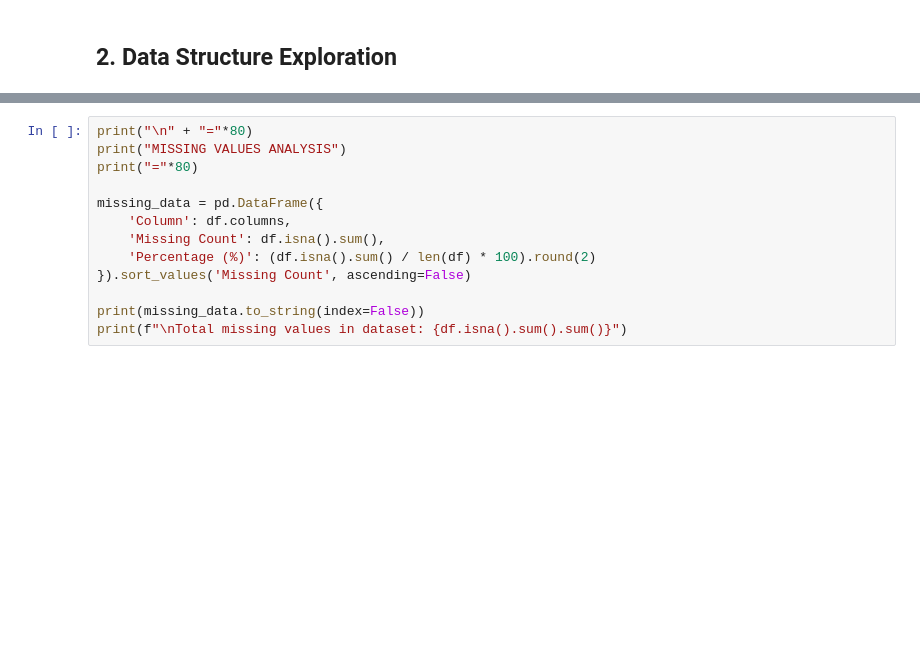
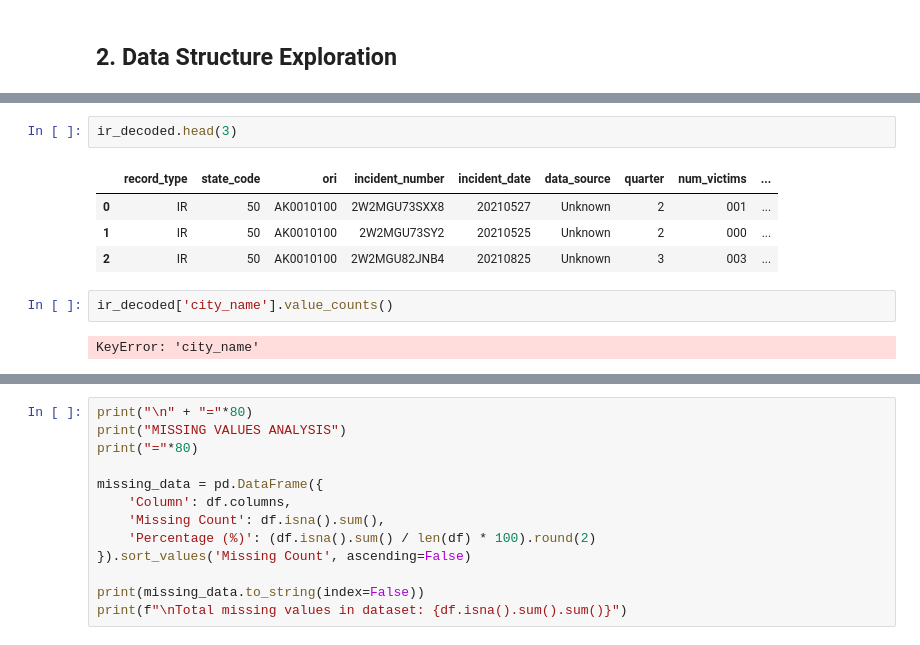
Before and after one commit to yamik1ra/DPnV_Group5_DSEB, a Jupyter notebook: notebooks/raw_data_diagnosis.ipynb, the cells around one changed output, grey strips where cells are left out. Saved outputs shown, nothing was run; the diff lists cells and outputs as text; blank space fills up the shorter version.

```diff
--- a/phase1_eda.ipynb
+++ b/notebooks/raw_data_diagnosis.ipynb
@@ -44,3 +123,14 @@ Data loaded successfully!
+# %%
+ir_decoded.head(3)
+# %% [output]
+|  | record_type | state_code | ori | incident_number | incident_date | data_source | quarter | num_victims | ... |
+| 0 | IR | 50 | AK0010100 | 2W2MGU73SXX8 | 20210527 | Unknown | 2 | 001 | ... |
+| 1 | IR | 50 | AK0010100 | 2W2MGU73SY2 | 20210525 | Unknown | 2 | 000 | ... |
+| 2 | IR | 50 | AK0010100 | 2W2MGU82JNB4 | 20210825 | Unknown | 3 | 003 | ... |
+# %%
+ir_decoded['city_name'].value_counts()
+# %% [output]
+KeyError: 'city_name'
 # %%
 print("="*80)
 print("DATA OVERVIEW")
```
Also changed, not shown: parts of 10 cells of this notebook, 16 other files.
